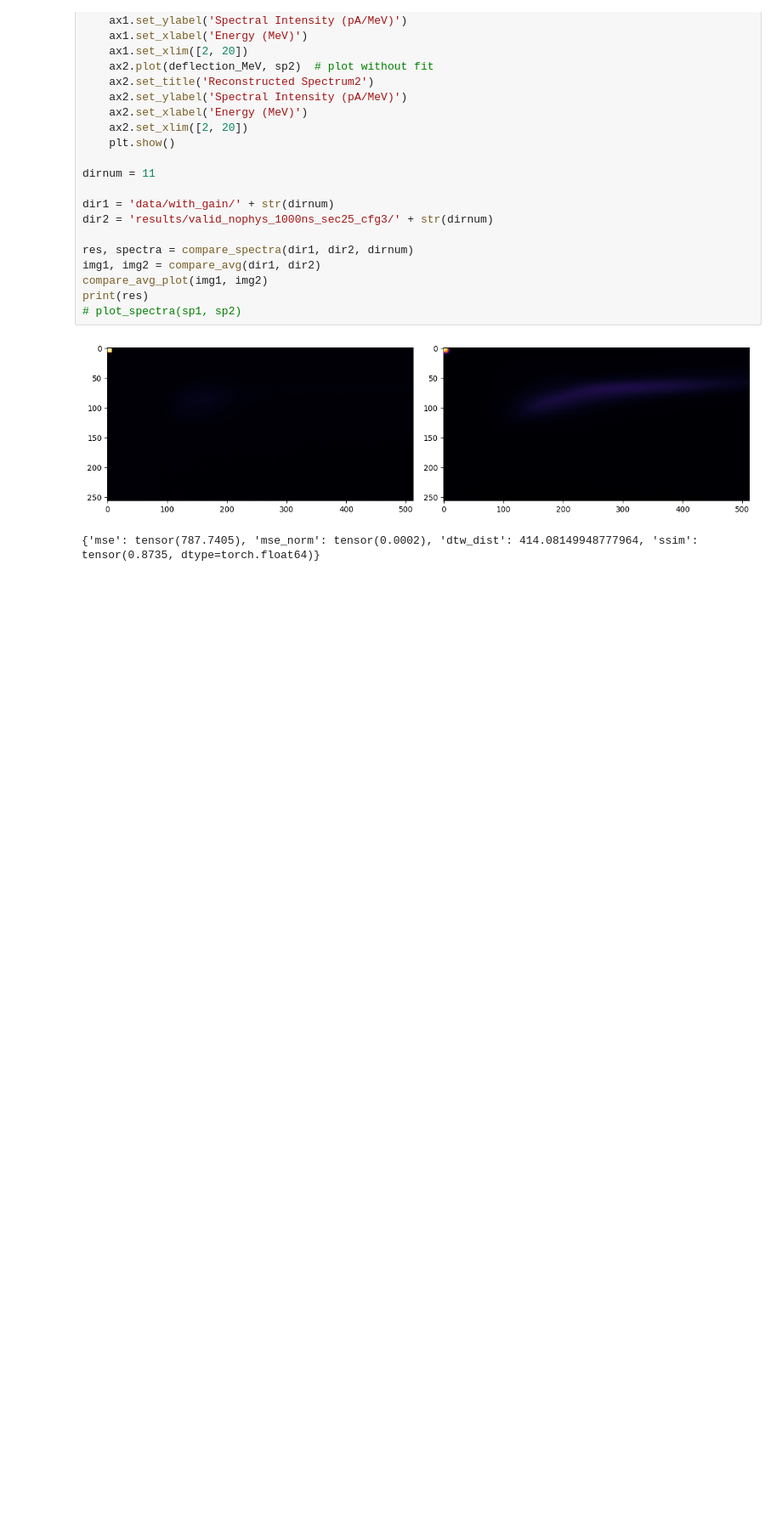
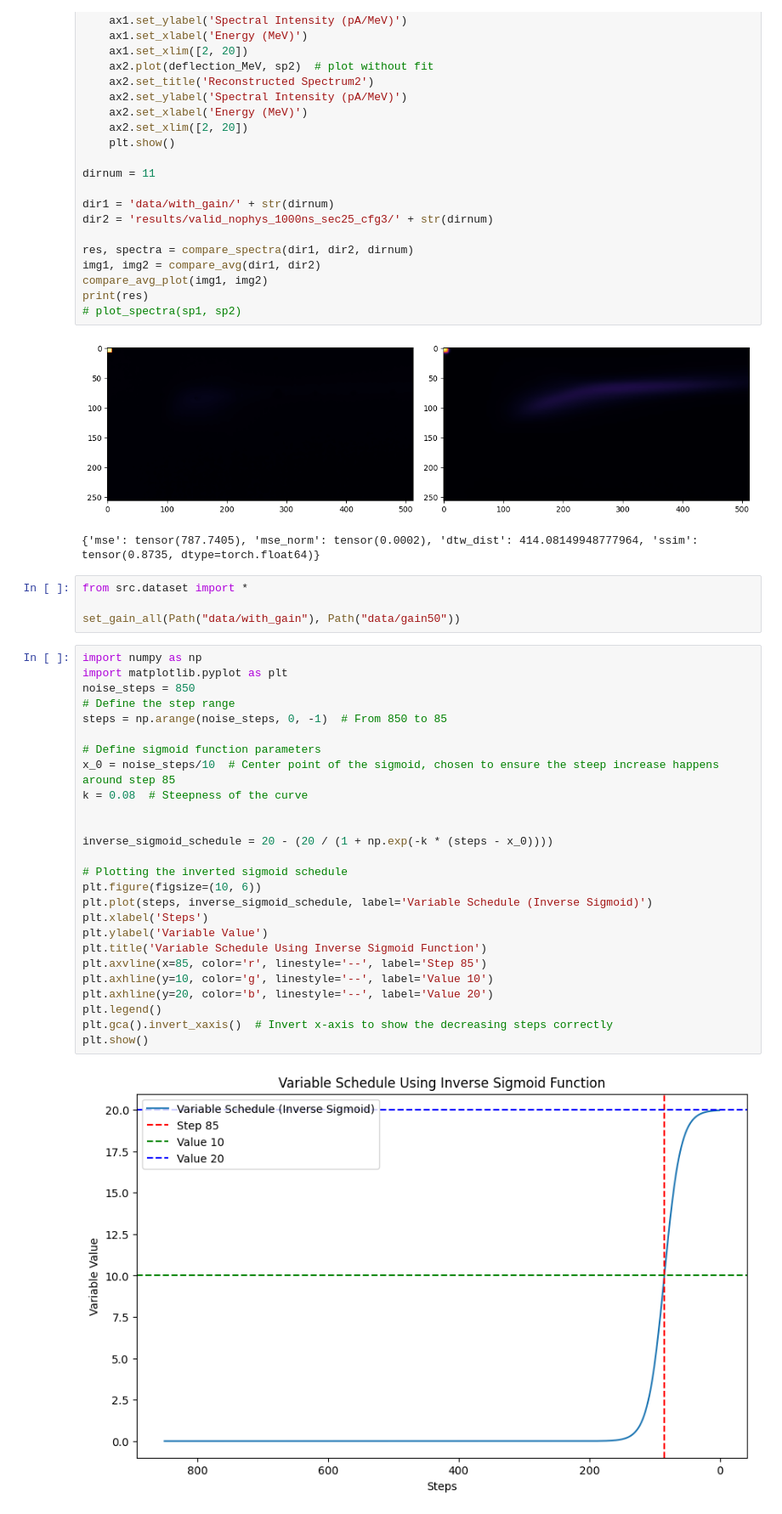
Before and after one commit to Jechmate/diffAE-elibeams, a Jupyter notebook: test.ipynb, the cells around one changed output. Shown: that part at 85% size. Cells and saved outputs as stored; diff of their text form; blank space fills up the shorter version.

```diff
--- a/test.ipynb
+++ b/test.ipynb
@@ -321,3 +328,35 @@ print(res)
 # %% [output]
 [figure]
 {'mse': tensor(787.7405), 'mse_norm': tensor(0.0002), 'dtw_dist': 414.08149948777964, 'ssim': tensor(0.8735, dtype=torch.float64)}
+# %%
+from src.dataset import *
+
+set_gain_all(Path("data/with_gain"), Path("data/gain50"))
+# %%
+import numpy as np
+import matplotlib.pyplot as plt
+noise_steps = 850
+# Define the step range
+steps = np.arange(noise_steps, 0, -1)  # From 850 to 85
+
+# Define sigmoid function parameters
+x_0 = noise_steps/10  # Center point of the sigmoid, chosen to ensure the steep increase happens around step 85
+k = 0.08  # Steepness of the curve
+
+
+inverse_sigmoid_schedule = 20 - (20 / (1 + np.exp(-k * (steps - x_0))))
+
+# Plotting the inverted sigmoid schedule
+plt.figure(figsize=(10, 6))
+plt.plot(steps, inverse_sigmoid_schedule, label='Variable Schedule (Inverse Sigmoid)')
+plt.xlabel('Steps')
+plt.ylabel('Variable Value')
+plt.title('Variable Schedule Using Inverse Sigmoid Function')
+plt.axvline(x=85, color='r', linestyle='--', label='Step 85')
+plt.axhline(y=10, color='g', linestyle='--', label='Value 10')
+plt.axhline(y=20, color='b', linestyle='--', label='Value 20')
+plt.legend()
+plt.gca().invert_xaxis()  # Invert x-axis to show the decreasing steps correctly
+plt.show()
+# %% [output]
+[figure, added]
```
Also changed, not shown: parts of 2 cells of this notebook, 11 other files.
